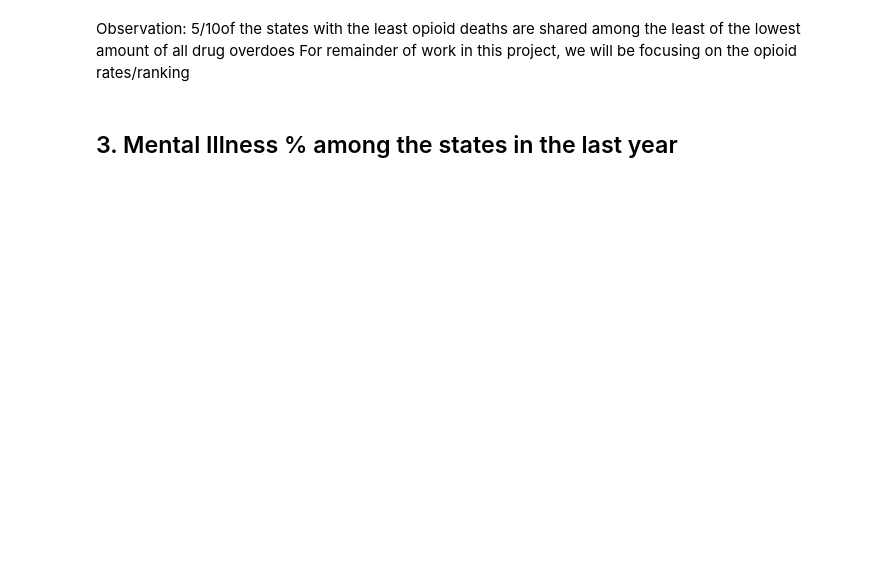
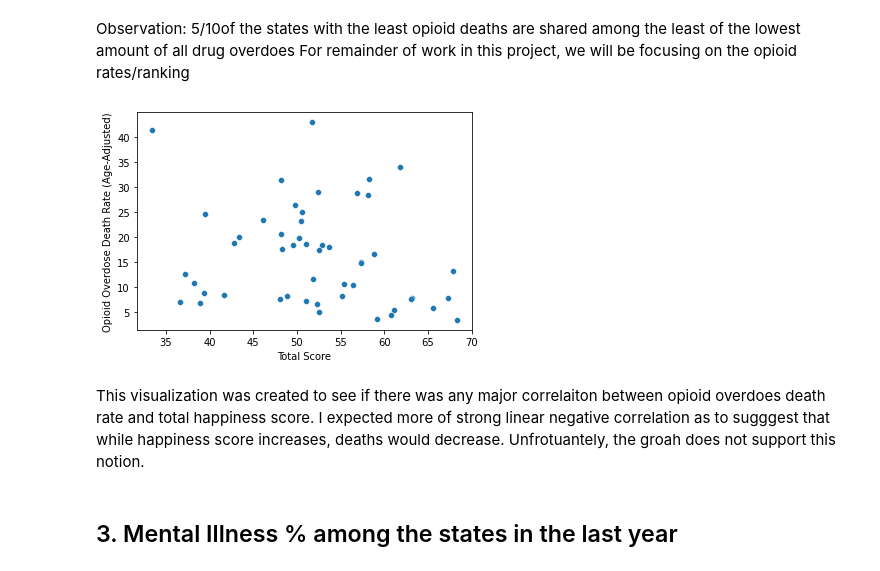
Before and after one commit to lillyeversman/hds5210-2022, a Jupyter notebook: final/eversman_final.ipynb, the cells around one changed output. Drawn from its saved outputs; the diff is of its cells as text; code cells hidden in the pictures; blank space fills up the shorter version.

```diff
--- a/final/eversman_final.ipynb
+++ b/final/eversman_final.ipynb
@@ -85,6 +162,14 @@ least_overdoes_sum
 # %% [markdown]
 Observation: 5/10of the states with the least opioid deaths are shared among the least of the lowest amount of all drug overdoes
 For remainder of work in this project, we will be focusing on the opioid rates/ranking
+# %%
+opioids_happiness = pd.merge(happiness_rank,opioids_sort, on = 'State', how = 'inner')
+opioids_happiness
+sns.scatterplot(x="Total Score", y="Opioid Overdose Death Rate (Age-Adjusted)", data=opioids_happiness);
+# %% [output]
+[figure, added]
+# %% [markdown]
+This visualization was created to see if there was any major correlaiton between opioid overdoes death rate and total happiness score. I expected more of strong linear negative correlation as to sugggest that while happiness score increases, deaths would decrease. Unfrotuantely, the groah does not support this notion.
 # %% [markdown]
 ## 3.  Mental Illness % among the states in the last year
 # %%
```
Also changed, not shown: parts of 31 cells of this notebook.
